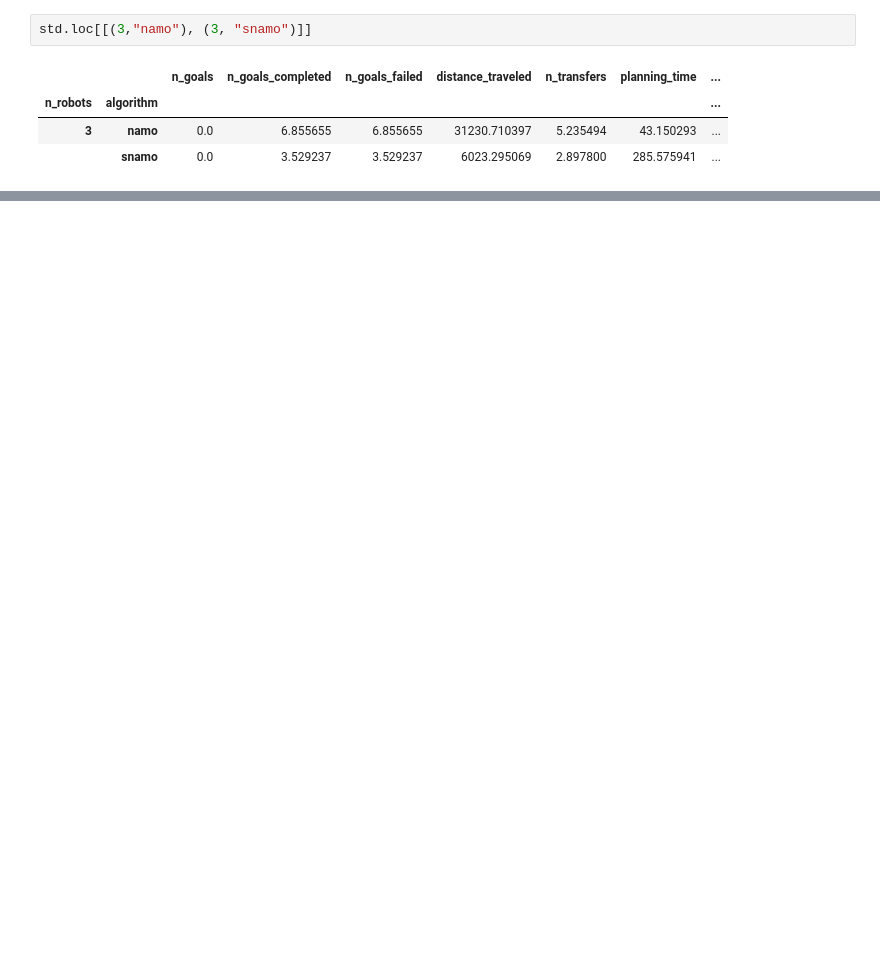
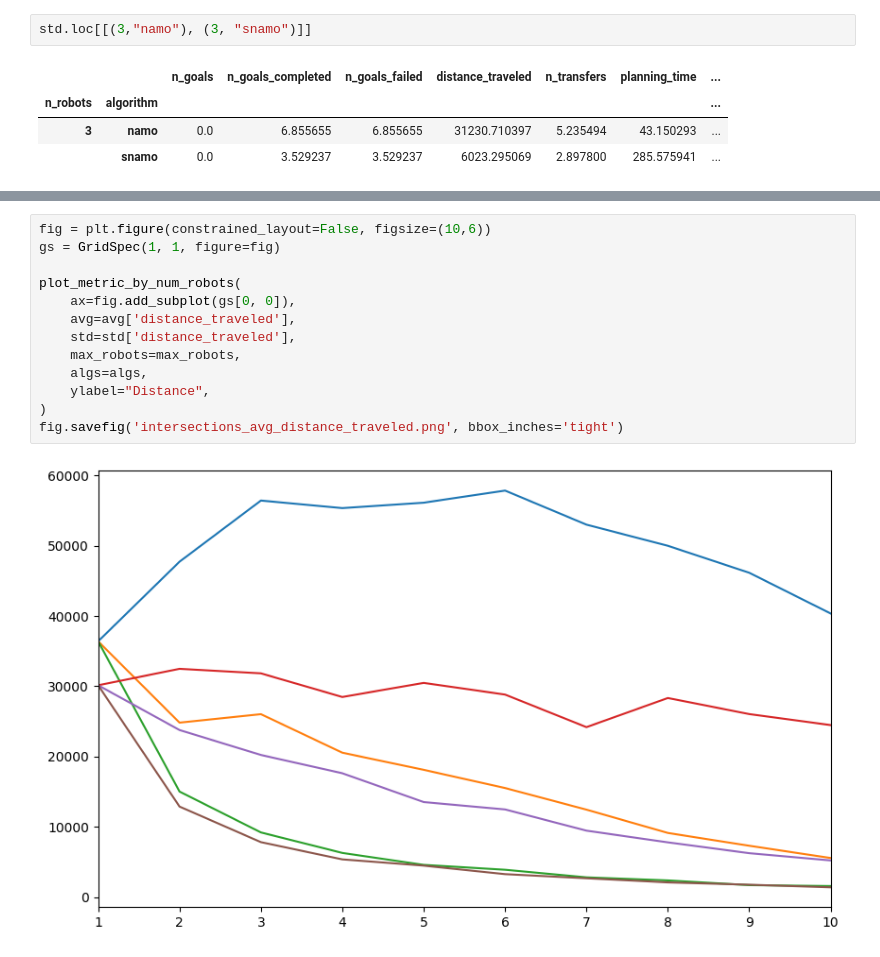
Before and after one commit to Chroma-CITI/namosim, a Jupyter notebook: notebooks/analysis.ipynb, the cells around one changed output, grey strips where cells are left out. Drawn from its saved outputs; the diff is of its cells as text; blank space fills up the shorter version.

```diff
--- a/notebooks/analysis.ipynb
+++ b/notebooks/analysis.ipynb
@@ -80,0 +154,15 @@ std.loc[[(3,"namo"), (3, "snamo")]]
+# %%
+fig = plt.figure(constrained_layout=False, figsize=(10,6))
+gs = GridSpec(1, 1, figure=fig)
+
+plot_metric_by_num_robots(
+    ax=fig.add_subplot(gs[0, 0]),
+    avg=avg['distance_traveled'],
+    std=std['distance_traveled'],
+    max_robots=max_robots,
+    algs=algs,
+    ylabel="Distance",
+)
+fig.savefig('intersections_avg_distance_traveled.png', bbox_inches='tight')
+# %% [output]
+[figure, added]
```
Also changed, not shown: parts of 12 cells of this notebook.
